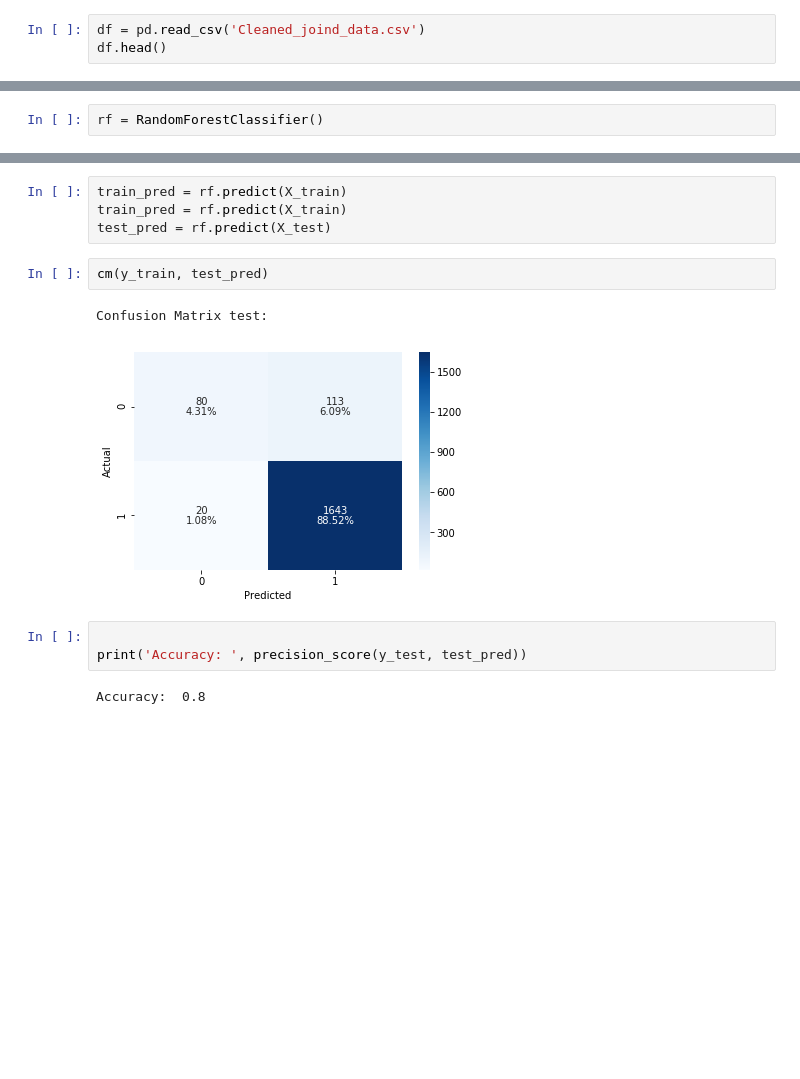
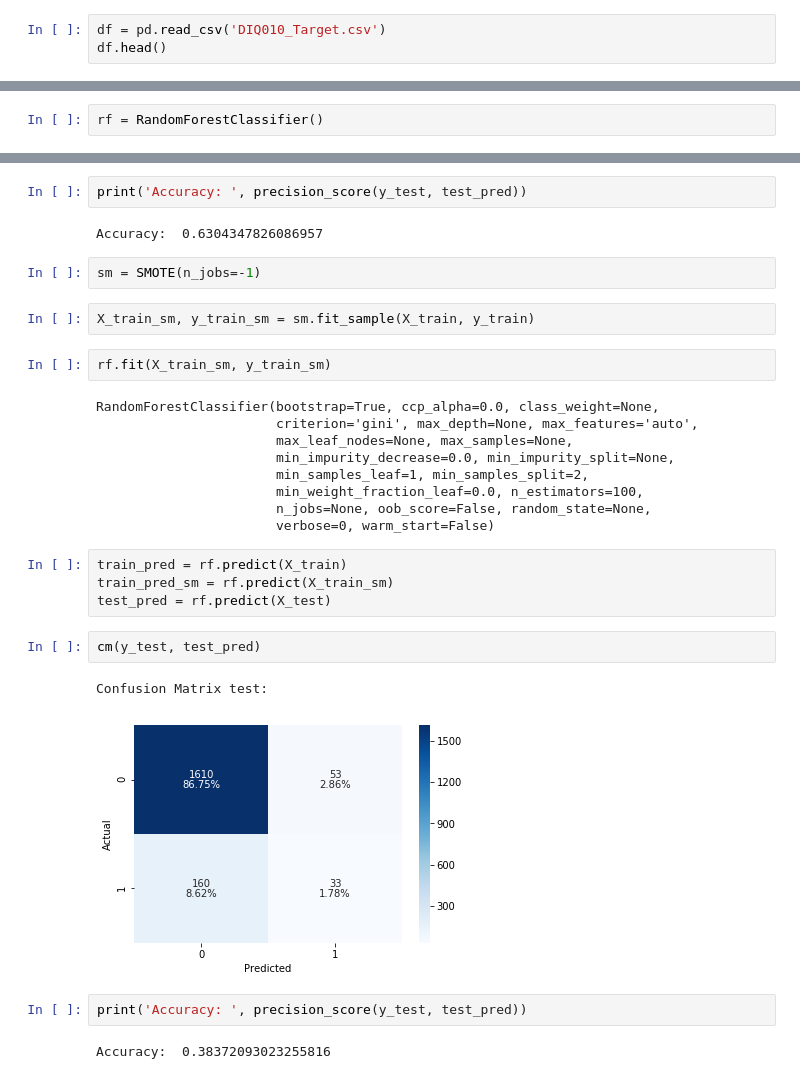
Before and after one commit to Cheffrey2000/dsc-mod-5-project-online-ds-ft-090919, a Jupyter notebook: Model_Setup.ipynb, the cells around one changed output, grey strips where cells are left out. Cells and saved outputs as stored; diff of their text form; blank space fills up the shorter version.

```diff
--- a/Model_Setup.ipynb
+++ b/Model_Setup.ipynb
@@ -35,7 +43,7 @@ def cm(y_real, y_pred, t='test'):
     plt.ylabel('Actual')
     plt.show()
 # %%
-df = pd.read_csv('Cleaned_joind_data.csv')
+df = pd.read_csv('DIQ010_Target.csv')
 df.head()
 # %% [output]
 |  | id | WTDRD1 | WTDR2D | DR1DRSTZ | DRABF | DRDINT | DR1DAY | DBQ095Z | DBD100 | DRQSPREP | ... | ... |
@@ -71,14 +103,32 @@ RandomForestClassifier(bootstrap=True, class_weight=None, criterion='gini',
+# %%
+print('Accuracy: ', precision_score(y_test, test_pred))
+# %% [output]
+Accuracy:  0.6304347826086957
+# %%
+sm = SMOTE(n_jobs=-1)
+# %%
+X_train_sm, y_train_sm = sm.fit_sample(X_train, y_train)
+# %%
+rf.fit(X_train_sm, y_train_sm)
+# %% [output]
+RandomForestClassifier(bootstrap=True, ccp_alpha=0.0, class_weight=None,
+                       criterion='gini', max_depth=None, max_features='auto',
+                       max_leaf_nodes=None, max_samples=None,
+                       min_impurity_decrease=0.0, min_impurity_split=None,
+                       min_samples_leaf=1, min_samples_split=2,
+                       min_weight_fraction_leaf=0.0, n_estimators=100,
+                       n_jobs=None, oob_score=False, random_state=None,
+                       verbose=0, warm_start=False)
 # %%
 train_pred = rf.predict(X_train)
-train_pred = rf.predict(X_train)
+train_pred_sm = rf.predict(X_train_sm)
 test_pred = rf.predict(X_test)
 # %%
-cm(y_train, test_pred)
+cm(y_test, test_pred)
 # %% [output]
 Confusion Matrix test:
-[figure, old version]
+[figure, new version]
 # %%
-
 print('Accuracy: ', precision_score(y_test, test_pred))
 # %% [output]
-Accuracy:  0.8
+Accuracy:  0.38372093023255816
```
Also changed, not shown: parts of 38 cells of this notebook, 5 other files.
